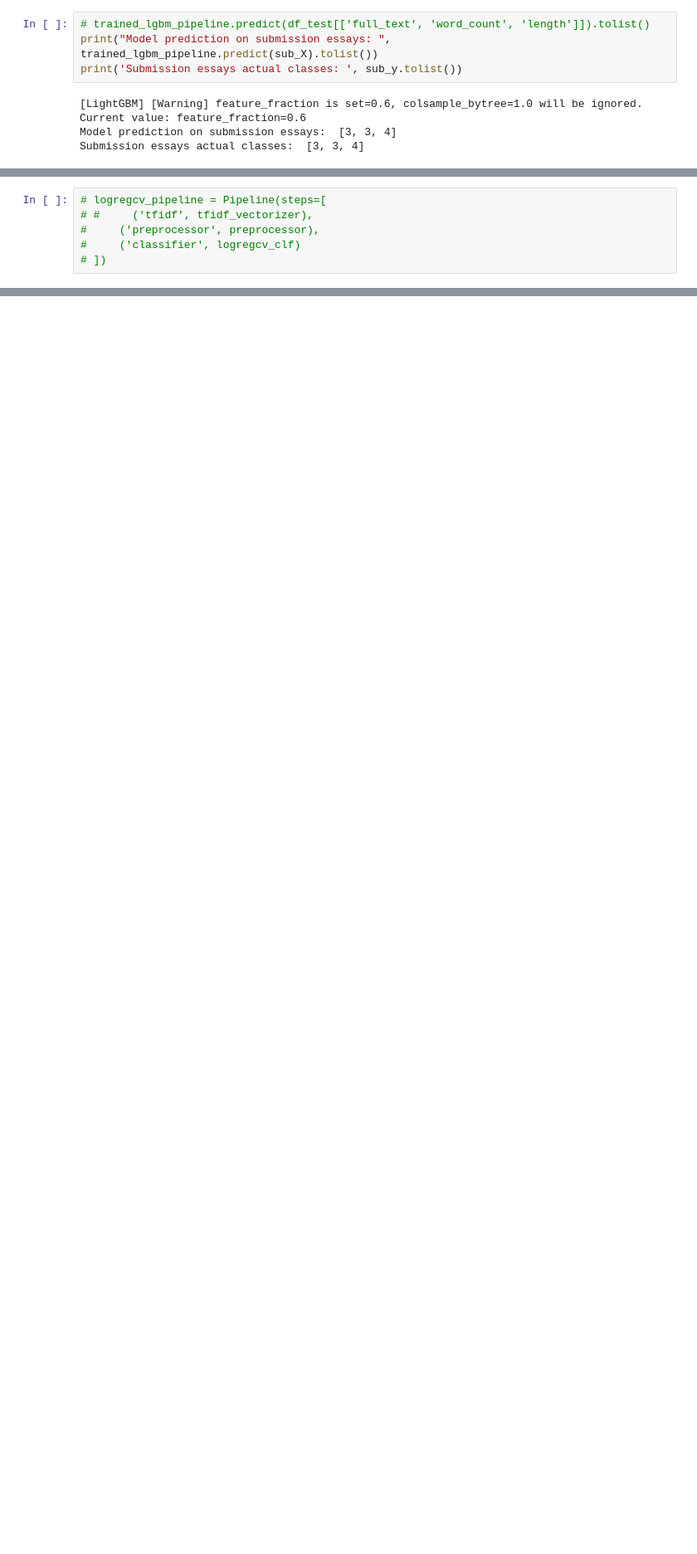
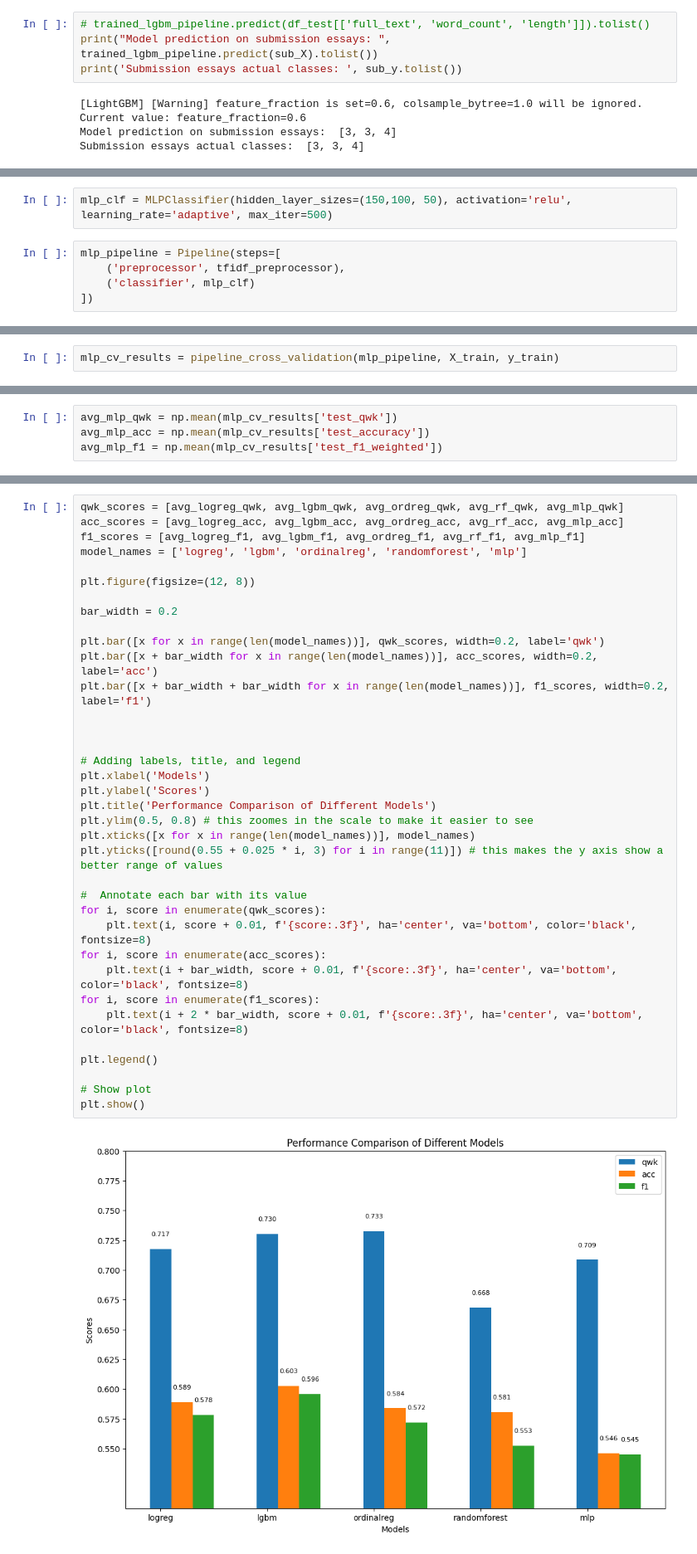
Before and after one commit to jojo-cornbread/COMP3608-project, a Jupyter notebook: aes-attempt.ipynb, the cells around one changed output, grey strips where cells are left out. Shown at 83% size. Drawn from its saved outputs; the diff is of its cells as text; blank space fills up the shorter version.

Commit message:
Kaggle Notebook | AES attempt | Version 13 - added MLP model

```diff
--- a/aes-attempt.ipynb
+++ b/aes-attempt.ipynb
@@ -372,7 +538,8 @@ LogisticRegressionCV classifier model and pipeline
+# %%
+mlp_clf = MLPClassifier(hidden_layer_sizes=(150,100, 50), activation='relu', learning_rate='adaptive', max_iter=500)
 # %%
-# logregcv_pipeline = Pipeline(steps=[
-# #     ('tfidf', tfidf_vectorizer),
-#     ('preprocessor', preprocessor),
-#     ('classifier', logregcv_clf)
-# ])
+mlp_pipeline = Pipeline(steps=[
+    ('preprocessor', tfidf_preprocessor),
+    ('classifier', mlp_clf)
+])
 # %%
@@ -379,0 +553,2 @@ LogisticRegressionCV classifier model and pipeline
+# %%
+mlp_cv_results = pipeline_cross_validation(mlp_pipeline, X_train, y_train)
@@ -379,0 +559,4 @@ LogisticRegressionCV classifier model and pipeline
+# %%
+avg_mlp_qwk = np.mean(mlp_cv_results['test_qwk'])
+avg_mlp_acc = np.mean(mlp_cv_results['test_accuracy'])
+avg_mlp_f1 = np.mean(mlp_cv_results['test_f1_weighted'])
@@ -380,3 +571,41 @@ LogisticRegressionCV classifier model and pipeline
+# %%
+qwk_scores = [avg_logreg_qwk, avg_lgbm_qwk, avg_ordreg_qwk, avg_rf_qwk, avg_mlp_qwk]
+acc_scores = [avg_logreg_acc, avg_lgbm_acc, avg_ordreg_acc, avg_rf_acc, avg_mlp_acc]
+f1_scores = [avg_logreg_f1, avg_lgbm_f1, avg_ordreg_f1, avg_rf_f1, avg_mlp_f1]
+model_names = ['logreg', 'lgbm', 'ordinalreg', 'randomforest', 'mlp']
+
+plt.figure(figsize=(12, 8))
+
+bar_width = 0.2
+
+plt.bar([x for x in range(len(model_names))], qwk_scores, width=0.2, label='qwk')
+plt.bar([x + bar_width for x in range(len(model_names))], acc_scores, width=0.2, label='acc')
+plt.bar([x + bar_width + bar_width for x in range(len(model_names))], f1_scores, width=0.2, label='f1')
+
+
+
+# Adding labels, title, and legend
+plt.xlabel('Models')
+plt.ylabel('Scores')
+plt.title('Performance Comparison of Different Models')
+plt.ylim(0.5, 0.8) # this zoomes in the scale to make it easier to see
+plt.xticks([x for x in range(len(model_names))], model_names)
+plt.yticks([round(0.55 + 0.025 * i, 3) for i in range(11)]) # this makes the y axis show a better range of values
+
+#  Annotate each bar with its value
+for i, score in enumerate(qwk_scores):
+    plt.text(i, score + 0.01, f'{score:.3f}', ha='center', va='bottom', color='black', fontsize=8)
+for i, score in enumerate(acc_scores):
+    plt.text(i + bar_width, score + 0.01, f'{score:.3f}', ha='center', va='bottom', color='black', fontsize=8)
+for i, score in enumerate(f1_scores):
+    plt.text(i + 2 * bar_width, score + 0.01, f'{score:.3f}', ha='center', va='bottom', color='black', fontsize=8)
+
+plt.legend()
+
+# Show plot
+plt.show()
+# %% [output]
+[figure, added]
 # %% [markdown]
 # ***Things to do:***
 
```
Also changed, not shown: parts of 40 cells of this notebook.
